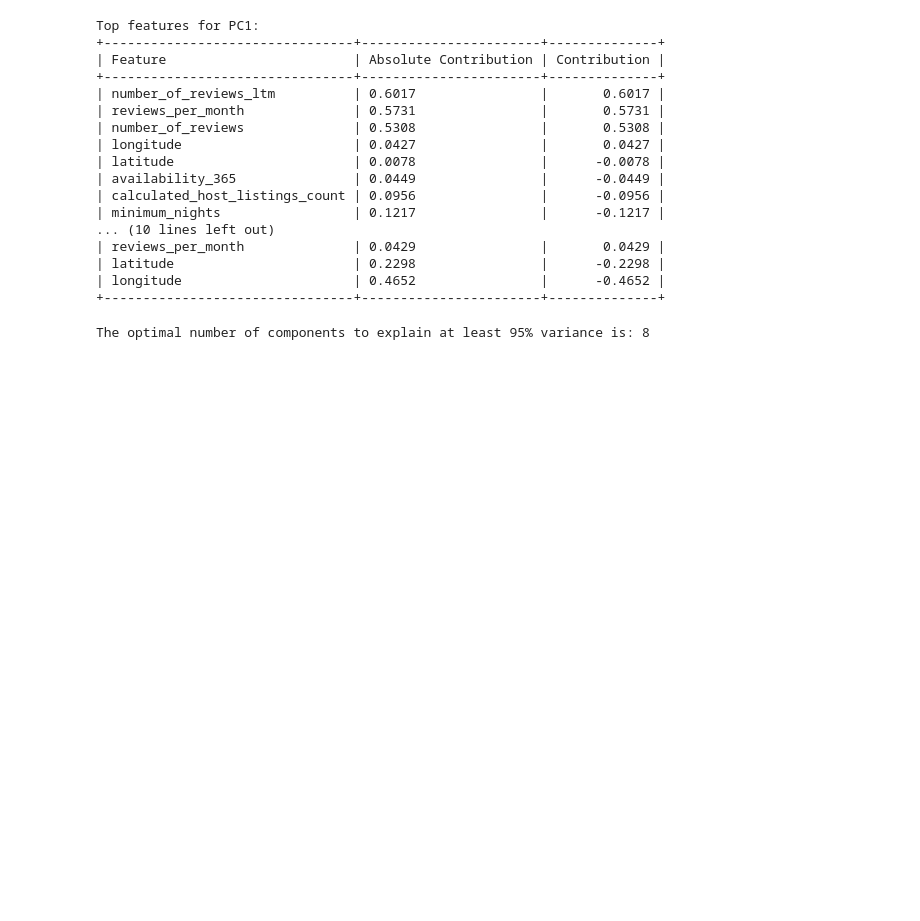
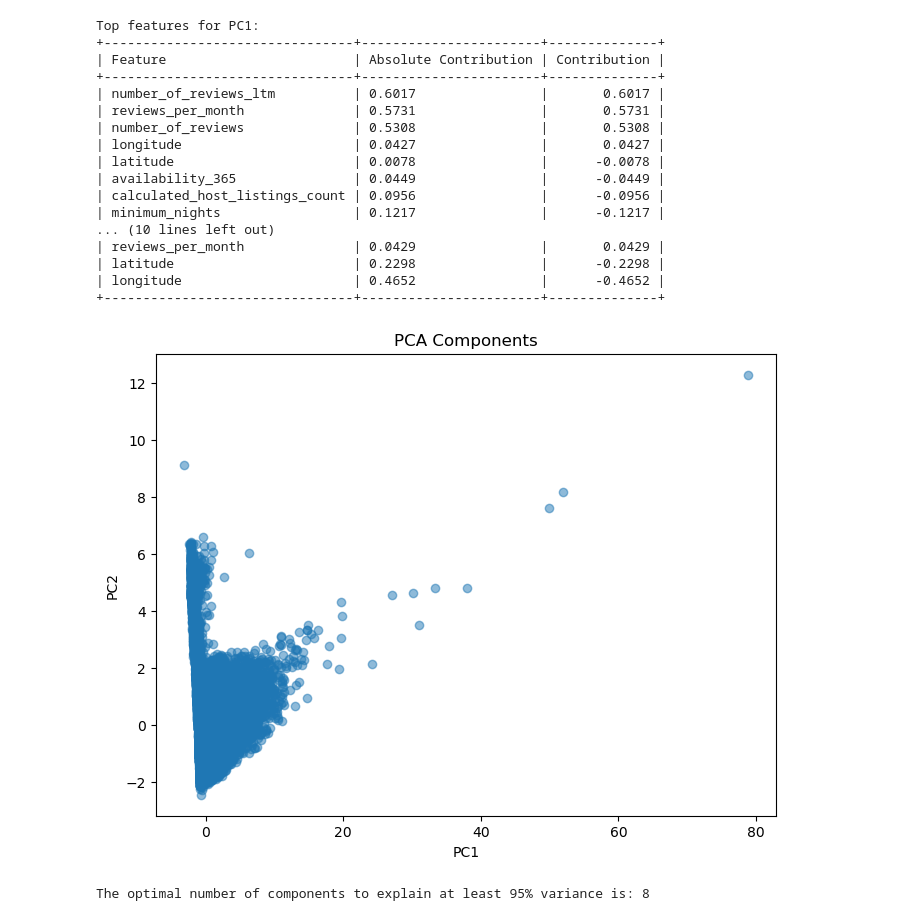
Before and after one commit to heinrichhegenbarth/KAN-CDSCO2004U_Machine_Learning_and_Deep_Learning, a Jupyter notebook: Assignment_1/assignment.ipynb, the cells around one changed output. Saved outputs shown, nothing was run; the diff lists cells and outputs as text; code cells hidden in the pictures; blank space fills up the shorter version.

Commit message:
Clean Up Part 1

```diff
--- a/Assignment_1/assignment.ipynb
+++ b/Assignment_1/assignment.ipynb
@@ -353,0 +47,19 @@ plt.show()
+# %%
+# drop na prices
+df_listings_clean = df_listings.dropna(subset=['price'])
+
+# drop irrelevant columns
+drop_cols_listing = ['id', 'host_id', 'neighbourhood_group', 'license', 'last_review']
+df_listings_clean = df_listings_clean.drop(columns=drop_cols_listing)
+
+
+# we make the assumption that if revievews_per_month is nan, it means that there are no reviews and we can replace it with 0
+df_listings_clean['reviews_per_month'] = df_listings_clean['reviews_per_month'].fillna(0)
+
+## non numeric columns
+def drop_non_numeric(df):
+    """Drops non-numeric columns"""
+    return df.select_dtypes(include=['number'])
+df_listings_num = drop_non_numeric(df_listings_clean)
+
+df_listings_clean.info()
@@ -447,2 +387,13 @@ Top features for PC1:
+# %%
+# Plot the PCA components
+X_pca = pca.transform(X)
+plt.figure(figsize=(8, 6))
+plt.scatter(X_pca[:, 0], X_pca[:, 1], alpha=0.5)
+plt.xlabel('PC1')
+plt.ylabel('PC2')
+plt.title('PCA Components')
+plt.show()
+# %% [output]
+[figure, added]
 # %%
 # Drop the column and rows for price in the correlation matrix
```
Also changed, not shown: parts of 41 cells of this notebook.
